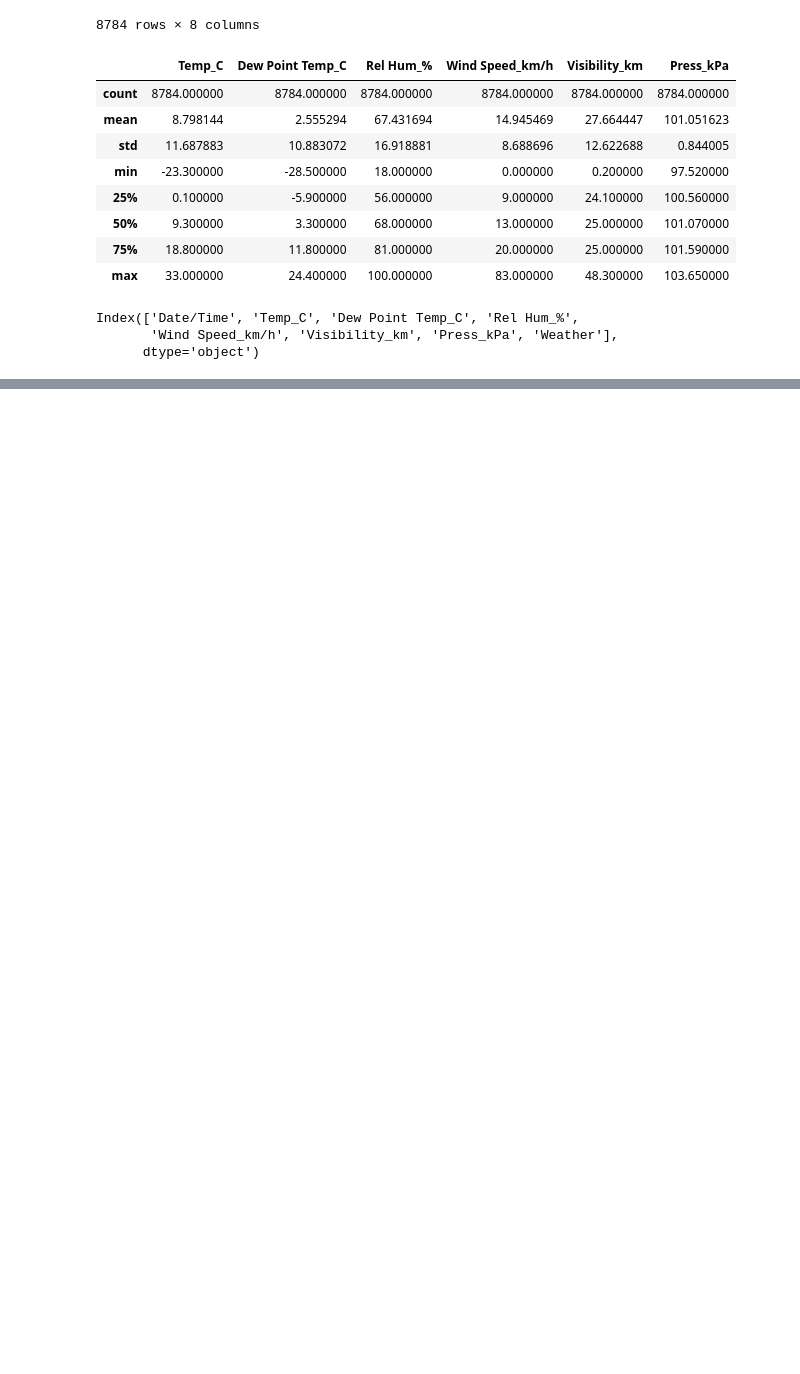
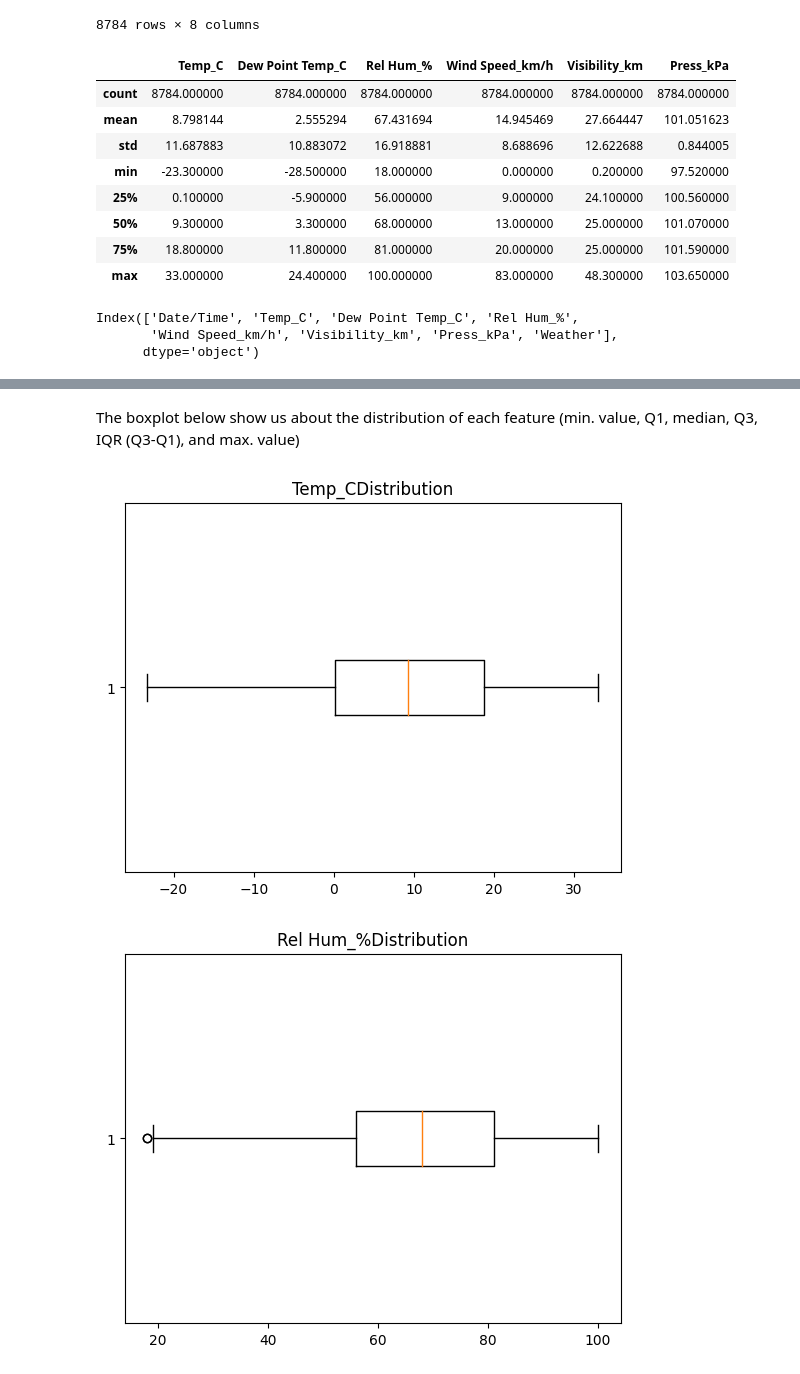
Before and after one commit to JayaWinata/Weather-EDA, a Jupyter notebook: weather_EDA.ipynb, the cells around one changed output, grey strips where cells are left out. Saved outputs shown, nothing was run; the diff lists cells and outputs as text; code cells hidden in the pictures; blank space fills up the shorter version.

```diff
--- a/weather_EDA.ipynb
+++ b/weather_EDA.ipynb
@@ -64,0 +81,10 @@ numeric_df = df[['Temp_C', 'Rel Hum_%', 'Wind Speed_km/h', 'Visibility_km', 'Pre
+# %% [markdown]
+The boxplot below show us about the distribution of each feature (min. value, Q1, median, Q3, IQR (Q3-Q1), and max. value)
+# %%
+for i in numeric_df.columns:
+    plt.boxplot(numeric_df[i], vert=False)
+    plt.title(i + 'Distribution')
+    plt.show()
+# %% [output]
+[figure, added]
+[figure, added]
```
Also changed, not shown: parts of 13 cells of this notebook.
